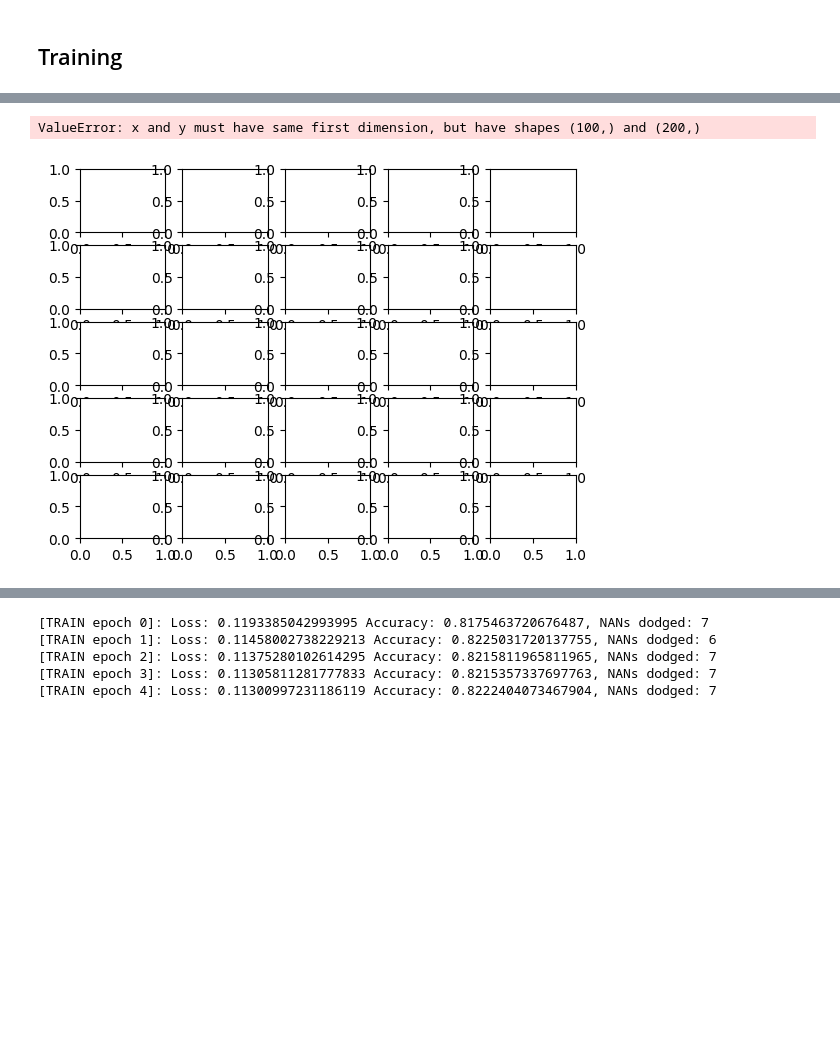
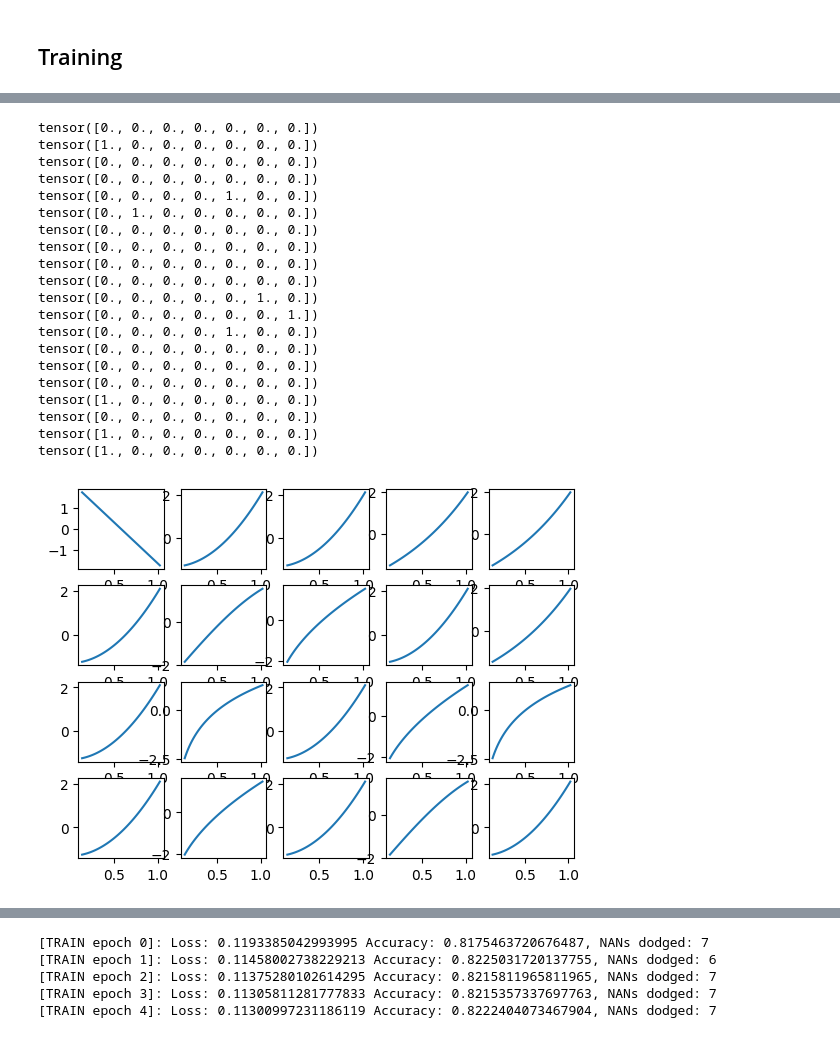
Before and after one commit to hgruniaux/MLP-SymReg, a Jupyter notebook: test.ipynb, the cells around one changed output, grey strips where cells are left out. Saved outputs shown, nothing was run; the diff lists cells and outputs as text; code cells hidden in the pictures; blank space fills up the shorter version.

```diff
--- a/test.ipynb
+++ b/test.ipynb
@@ -109,11 +109,11 @@ class VectorVisitor(ExpressionVisitor):
                 self.vector[8] = 1
 
 
-def generate_formula_dataset(n: int, sample_count: int = 5, x_range = (-10, 10)):
-    x1, x2 = np.random.rand() * 10, np.random.rand() * 10
-    X = np.linspace(min(x1, x2), max(x1, x2), sample_count)
+def generate_formula_dataset(n: int, sample_count: int = 5, max_depth=3, x_range = (-10, 10)):
+    X = np.linspace(x_range[0], x_range[1], sample_count)
 
     options = RandomOptions()
+    options.max_depth = max_depth
     options.definition_set = X
 
     data = []
@@ -130,7 +130,7 @@ def generate_formula_dataset(n: int, sample_count: int = 5, x_range = (-10, 10))
         if np.any(np.isnan(Y)):
             continue
 
-        eta = 0.1
+        eta = 1e-5
         Y += eta * np.random.normal(np.mean(Y), np.std(Y), np.shape(Y))
 
         X_norm, Y_norm = normalize(X, Y, sample_count)
@@ -146,10 +146,20 @@ def generate_formula_dataset(n: int, sample_count: int = 5, x_range = (-10, 10))
         if i % 500 == 0:
             print(f"Generated [{i}]")
 
+        if n<=5:
+
+            print(formula)
+            plt.plot(X_norm,Y_norm)
+            plt.show()
+
+    data = np.array(data)
+    labels = np.array(labels)
+
     data = torch.tensor(data, dtype=torch.float32)
-    labels = torch.tensor(labels, dtype=torch.float32)
+    labels = torch.tensor(labels[:,2:], dtype=torch.float32)
 
     print(data.shape)
+    print(labels.shape)
 
     return data, labels
 # %%
@@ -180,15 +194,16 @@ torch.Size([3, 5, 2])
 ## Training
 # %%
 INPUT_SAMPLES = 100
-OUTPUT_FEATURES = 9
+OUTPUT_FEATURES = 7
 THRESHOLD = 0.5
+MAX_DEPTH = 2
 # %%
 n_train = 10000
 n_test = 1000
-train_data, train_labels = generate_formula_dataset(n_train, INPUT_SAMPLES)
+train_data, train_labels = generate_formula_dataset(n_train, INPUT_SAMPLES, MAX_DEPTH)
 dataset = TensorDataset(train_data, train_labels)
 dataloader = DataLoader(dataset, batch_size=32, shuffle=True)
-test_data, train_labels = generate_formula_dataset(n_test, INPUT_SAMPLES)
+test_data, train_labels = generate_formula_dataset(n_test, INPUT_SAMPLES, MAX_DEPTH)
 datatest = TensorDataset(test_data, train_labels)
 testloader = DataLoader(datatest, batch_size=32, shuffle=True)
 # %% [output]
@@ -219,14 +227,34 @@ torch.Size([1000, 100, 2])
 # %%
-WIDTH, HEIGHT = 5, 5
-f, ax = plt.subplots(WIDTH, HEIGHT)
-for i in range(WIDTH):
-    for j in range(HEIGHT):
-        idx = j * WIDTH + i
-        ax[i][j].plot(np.linspace(0, 1, INPUT_SAMPLES), dataset[idx][:][1].flatten())
+WIDTH, HEIGHT = 5, 4
+f, ax = plt.subplots(HEIGHT, WIDTH)
+for i in range(HEIGHT):
+    for j in range(WIDTH):
+        idx = j * HEIGHT + i
+        ax[i][j].plot(train_data[idx,:,0], train_data[idx,:,1])
+        print(train_labels[idx])
 f.show()
 # %% [output]
-ValueError: x and y must have same first dimension, but have shapes (100,) and (200,)
+tensor([0., 0., 0., 0., 0., 0., 0.])
+tensor([1., 0., 0., 0., 0., 0., 0.])
+tensor([0., 0., 0., 0., 0., 0., 0.])
+tensor([0., 0., 0., 0., 0., 0., 0.])
+tensor([0., 0., 0., 0., 1., 0., 0.])
+tensor([0., 1., 0., 0., 0., 0., 0.])
+tensor([0., 0., 0., 0., 0., 0., 0.])
+tensor([0., 0., 0., 0., 0., 0., 0.])
+tensor([0., 0., 0., 0., 0., 0., 0.])
+tensor([0., 0., 0., 0., 0., 0., 0.])
+tensor([0., 0., 0., 0., 0., 1., 0.])
+tensor([0., 0., 0., 0., 0., 0., 1.])
+tensor([0., 0., 0., 0., 1., 0., 0.])
+tensor([0., 0., 0., 0., 0., 0., 0.])
+tensor([0., 0., 0., 0., 0., 0., 0.])
+tensor([0., 0., 0., 0., 0., 0., 0.])
+tensor([1., 0., 0., 0., 0., 0., 0.])
+tensor([0., 0., 0., 0., 0., 0., 0.])
+tensor([1., 0., 0., 0., 0., 0., 0.])
+tensor([1., 0., 0., 0., 0., 0., 0.])
-[figure, old version]
+[figure, new version]
 # %%
 def train_model(model, dataloader, epochs):
   model.to(device)
```
Also changed, not shown: parts of 7 cells of this notebook, 1 other file.
